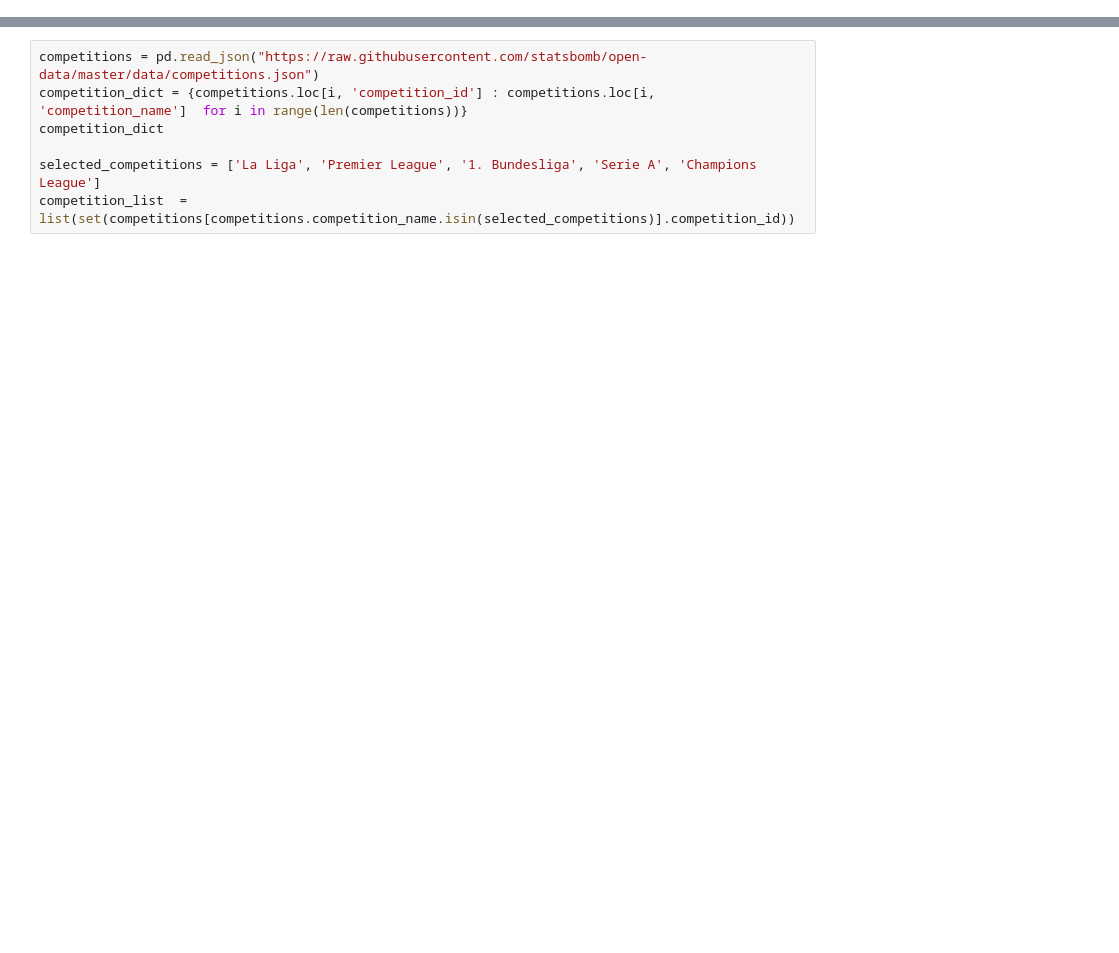
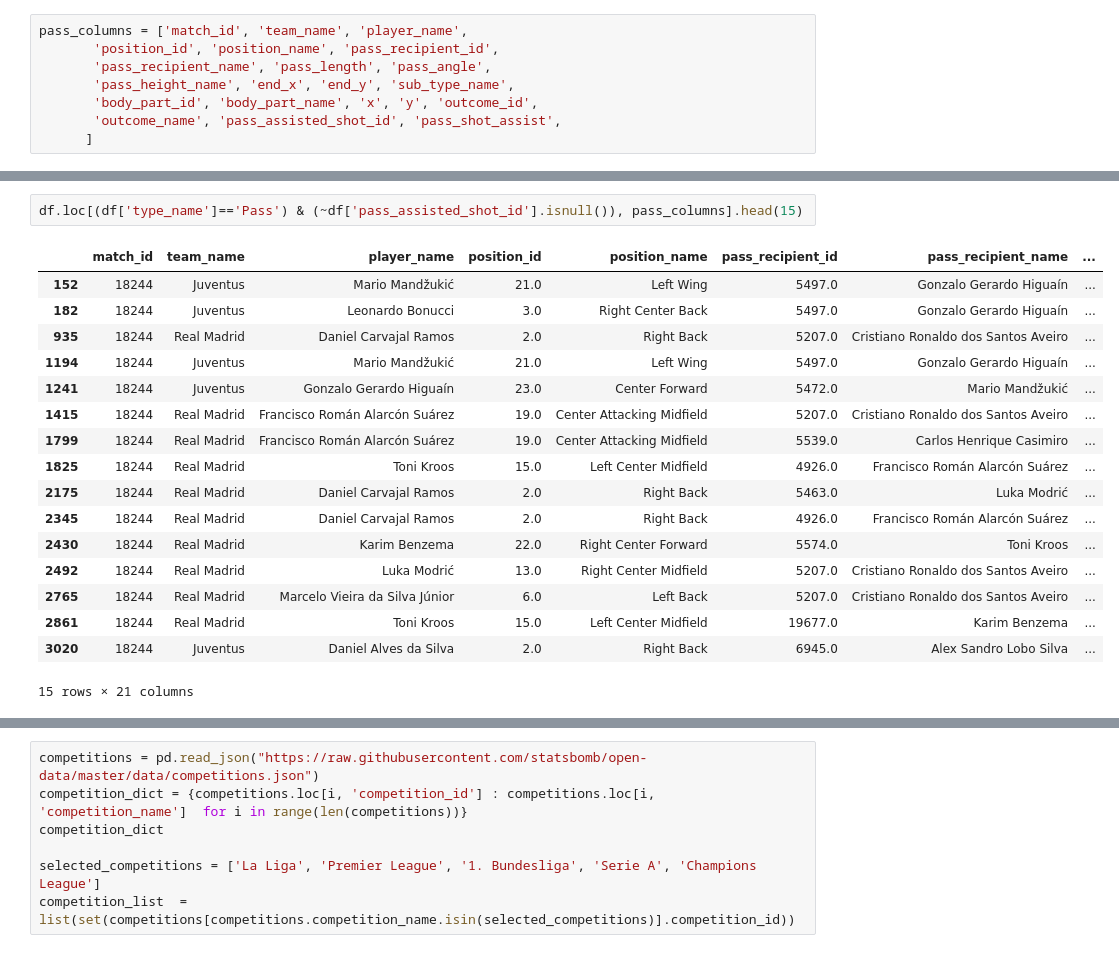
Before and after one commit to jmlee8939/Expected-values-of-soccer, a Jupyter notebook: Xg_analysis.ipynb, the cells around one changed output, grey strips where cells are left out. Drawn from its saved outputs; the diff is of its cells as text; blank space fills up the shorter version.

```diff
--- a/Xg_analysis.ipynb
+++ b/Xg_analysis.ipynb
@@ -9,0 +83,8 @@ from src.Preprocess_events import preprocess_event
+# %%
+pass_columns = ['match_id', 'team_name', 'player_name',
+       'position_id', 'position_name', 'pass_recipient_id',
+       'pass_recipient_name', 'pass_length', 'pass_angle',
+       'pass_height_name', 'end_x', 'end_y', 'sub_type_name',
+       'body_part_id', 'body_part_name', 'x', 'y', 'outcome_id',
+       'outcome_name', 'pass_assisted_shot_id', 'pass_shot_assist',
+      ]
@@ -9,0 +107,20 @@ from src.Preprocess_events import preprocess_event
+# %%
+df.loc[(df['type_name']=='Pass') & (~df['pass_assisted_shot_id'].isnull()), pass_columns].head(15)
+# %% [output]
+|  | match_id | team_name | player_name | position_id | position_name | pass_recipient_id | pass_recipient_name | ... |
+| 152 | 18244 | Juventus | Mario Mandžukić | 21.0 | Left Wing | 5497.0 | Gonzalo Gerardo Higuaín | ... |
+| 182 | 18244 | Juventus | Leonardo Bonucci | 3.0 | Right Center Back | 5497.0 | Gonzalo Gerardo Higuaín | ... |
+| 935 | 18244 | Real Madrid | Daniel Carvajal Ramos | 2.0 | Right Back | 5207.0 | Cristiano Ronaldo dos Santos Aveiro | ... |
+| 1194 | 18244 | Juventus | Mario Mandžukić | 21.0 | Left Wing | 5497.0 | Gonzalo Gerardo Higuaín | ... |
+| 1241 | 18244 | Juventus | Gonzalo Gerardo Higuaín | 23.0 | Center Forward | 5472.0 | Mario Mandžukić | ... |
+| 1415 | 18244 | Real Madrid | Francisco Román Alarcón Suárez | 19.0 | Center Attacking Midfield | 5207.0 | Cristiano Ronaldo dos Santos Aveiro | ... |
+| 1799 | 18244 | Real Madrid | Francisco Román Alarcón Suárez | 19.0 | Center Attacking Midfield | 5539.0 | Carlos Henrique Casimiro | ... |
+| 1825 | 18244 | Real Madrid | Toni Kroos | 15.0 | Left Center Midfield | 4926.0 | Francisco Román Alarcón Suárez | ... |
+| 2175 | 18244 | Real Madrid | Daniel Carvajal Ramos | 2.0 | Right Back | 5463.0 | Luka Modrić | ... |
+| 2345 | 18244 | Real Madrid | Daniel Carvajal Ramos | 2.0 | Right Back | 4926.0 | Francisco Román Alarcón Suárez | ... |
+| 2430 | 18244 | Real Madrid | Karim Benzema | 22.0 | Right Center Forward | 5574.0 | Toni Kroos | ... |
+| 2492 | 18244 | Real Madrid | Luka Modrić | 13.0 | Right Center Midfield | 5207.0 | Cristiano Ronaldo dos Santos Aveiro | ... |
+| 2765 | 18244 | Real Madrid | Marcelo Vieira da Silva Júnior | 6.0 | Left Back | 5207.0 | Cristiano Ronaldo dos Santos Aveiro | ... |
+| 2861 | 18244 | Real Madrid | Toni Kroos | 15.0 | Left Center Midfield | 19677.0 | Karim Benzema | ... |
+| 3020 | 18244 | Juventus | Daniel Alves da Silva | 2.0 | Right Back | 6945.0 | Alex Sandro Lobo Silva | ... |
+15 rows × 21 columns
```
Also changed, not shown: parts of 23 cells of this notebook.
